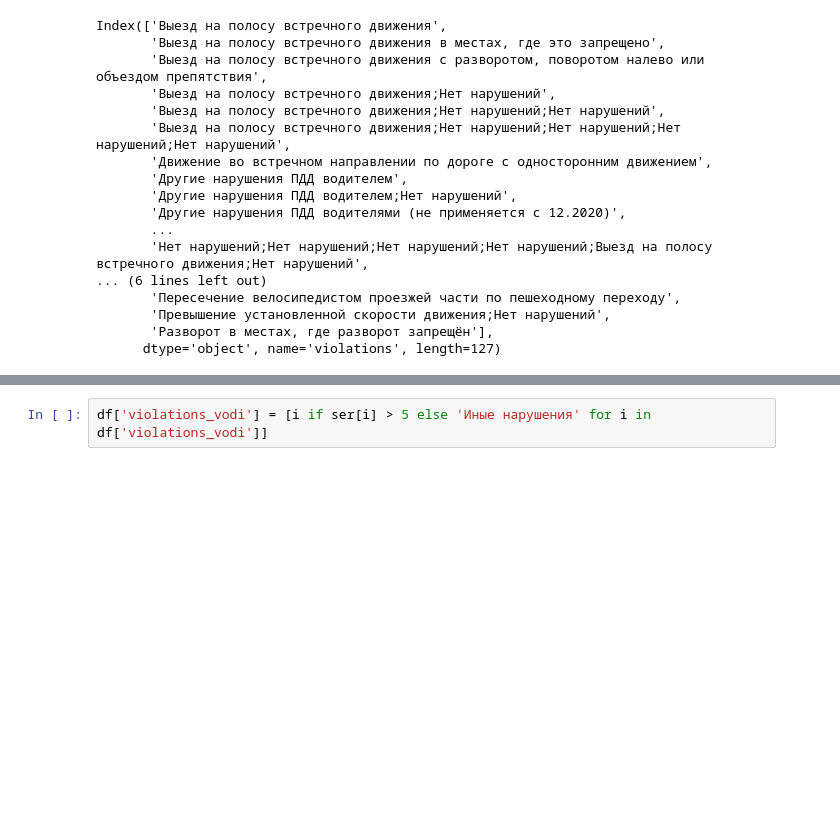
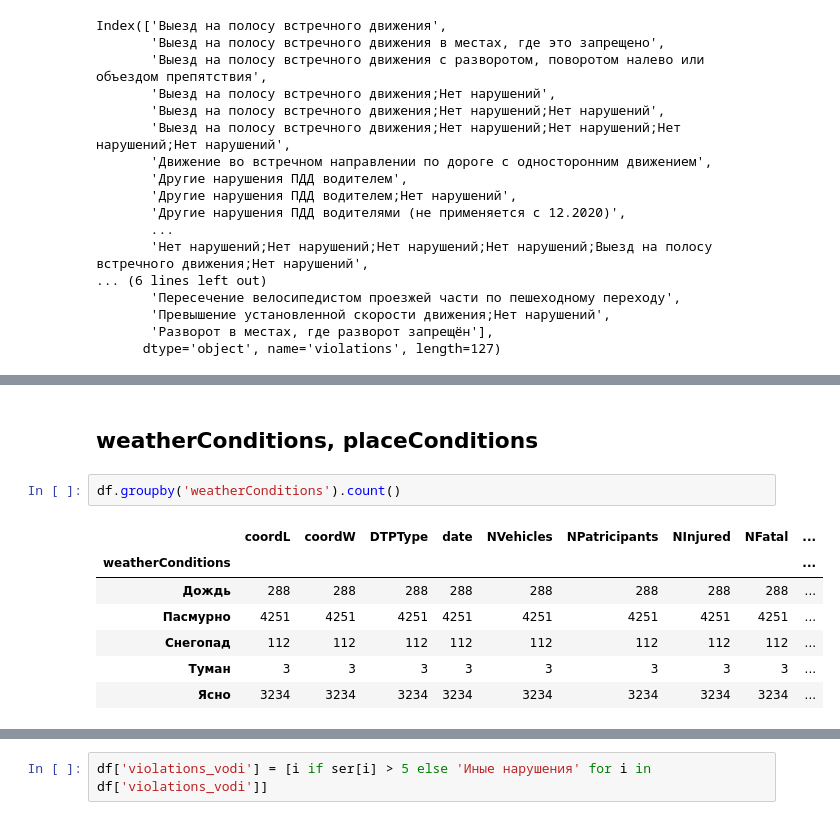
Before and after one commit to ovad4221/Accident_prediction_system, a Jupyter notebook: Avarii_project_primary_analysis.ipynb, the cells around one changed output, grey strips where cells are left out. Drawn from its saved outputs; the diff is of its cells as text; blank space fills up the shorter version.

```diff
--- a/Avarii_project_primary_analysis.ipynb
+++ b/Avarii_project_primary_analysis.ipynb
@@ -93,0 +128,12 @@ n
+# %% [markdown]
+## weatherConditions, placeConditions
+# %%
+df.groupby('weatherConditions').count()
+# %% [output]
+|  | coordL | coordW | DTPType | date | NVehicles | NPatricipants | NInjured | NFatal | ... |
+| weatherConditions |  |  |  |  |  |  |  |  | ... |
+| Дождь | 288 | 288 | 288 | 288 | 288 | 288 | 288 | 288 | ... |
+| Пасмурно | 4251 | 4251 | 4251 | 4251 | 4251 | 4251 | 4251 | 4251 | ... |
+| Снегопад | 112 | 112 | 112 | 112 | 112 | 112 | 112 | 112 | ... |
+| Туман | 3 | 3 | 3 | 3 | 3 | 3 | 3 | 3 | ... |
+| Ясно | 3234 | 3234 | 3234 | 3234 | 3234 | 3234 | 3234 | 3234 | ... |
```
Also changed, not shown: parts of 21 cells of this notebook.
